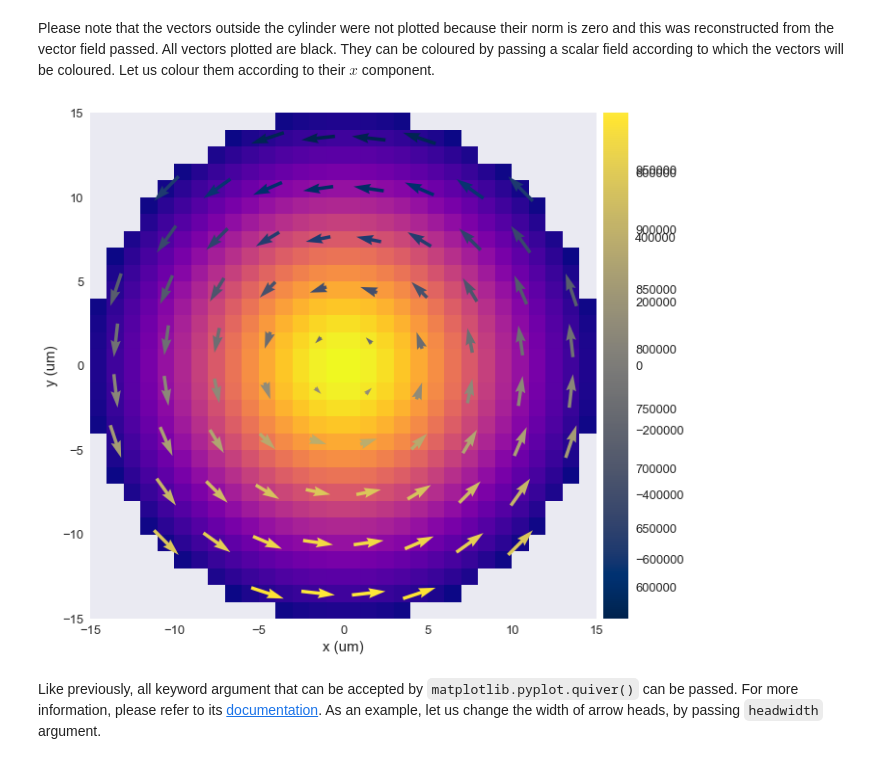
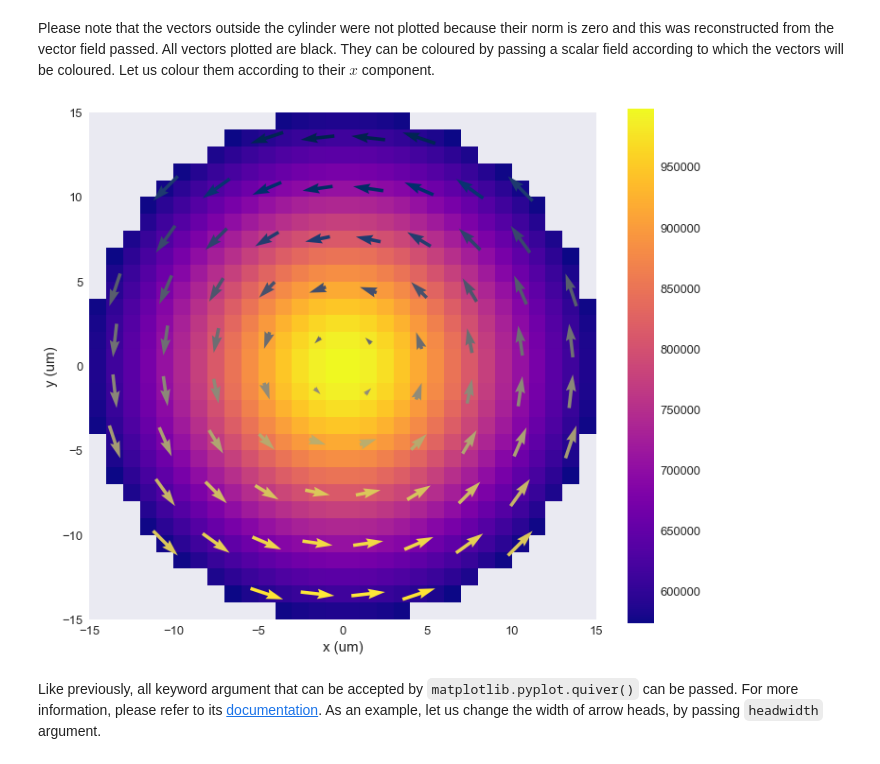
Before and after one commit to ubermag/discretisedfield, a Jupyter notebook: docs/ipynb/09-tutorial-matplotlib-visualisation.ipynb, the cells around one changed output. Drawn from its saved outputs; the diff is of its cells as text; code cells hidden in the pictures.

```diff
--- a/docs/ipynb/09-tutorial-matplotlib-visualisation.ipynb
+++ b/docs/ipynb/09-tutorial-matplotlib-visualisation.ipynb
@@ -156,7 +156,7 @@ Now, we got a plot of the field's $z$ component. However, discretisation cells,
 # %%
 # NBVAL_IGNORE_OUTPUT
 def my_plot(field):
-    fig = plt.figure(figsize=(10, 10))
+    fig = plt.figure(figsize=(12, 10))
     ax = fig.add_subplot(111)
 
     field.z.plane(z=10e-6).mpl_scalar(ax=ax, filter_field=field.norm)
@@ -169,7 +169,7 @@ To modify this plot, we can pass any keyword argument that is accepted by the `m
 # %%
 # NBVAL_IGNORE_OUTPUT
 def my_plot(field):
-    fig = plt.figure(figsize=(10, 10))
+    fig = plt.figure(figsize=(12, 10))
     ax = fig.add_subplot(111)
 
     field.z.plane(z=10e-6).mpl_scalar(ax=ax, filter_field=field.norm, cmap='plasma')
@@ -182,7 +182,7 @@ In the next step, we can add the vector plot (`quiver`). Similar to `imshow`, we
 # %%
 # NBVAL_IGNORE_OUTPUT
 def my_plot(field):
-    fig = plt.figure(figsize=(10, 10))
+    fig = plt.figure(figsize=(12, 10))
     ax = fig.add_subplot(111)
 
     field.z.plane(z=10e-6).mpl_scalar(ax=ax, filter_field=field.norm, cmap='plasma')
@@ -196,7 +196,7 @@ We can now reduce the number of plotted vectors, by passing the `n` tuple to the
 # %%
 # NBVAL_IGNORE_OUTPUT
 def my_plot(field):
-    fig = plt.figure(figsize=(10, 10))
+    fig = plt.figure(figsize=(12, 10))
     ax = fig.add_subplot(111)
 
     field.z.plane(z=10e-6).mpl_scalar(ax=ax, filter_field=field.norm, cmap='plasma')
@@ -210,15 +210,15 @@ Please note that the vectors outside the cylinder were not plotted because their
 # %%
 # NBVAL_IGNORE_OUTPUT
 def my_plot(field):
-    fig = plt.figure(figsize=(10, 10))
+    fig = plt.figure(figsize=(12, 10))
     ax = fig.add_subplot(111)
 
     field.z.plane(z=10e-6).mpl_scalar(ax=ax, filter_field=field.norm, cmap='plasma')
-    field.plane(z=10e-6, n=(10, 10)).mpl_vector(ax=ax, color_field=field.x)
+    field.plane(z=10e-6, n=(10, 10)).mpl_vector(ax=ax, color_field=field.x, colorbar=False)
 
 my_plot(field)
 # %% [output]
-[figure, old version]
+[figure, new version]
 # %% [markdown]
 Like previously, all keyword argument that can be accepted by `matplotlib.pyplot.quiver()` can be passed. For more information, please refer to its [documentation](https://matplotlib.org/3.1.1/api/_as_gen/matplotlib.pyplot.quiver.html). As an example, let us change the width of arrow heads, by passing `headwidth` argument.
 # %%
```
Also changed, not shown: parts of 12 cells of this notebook, 3 other files.
